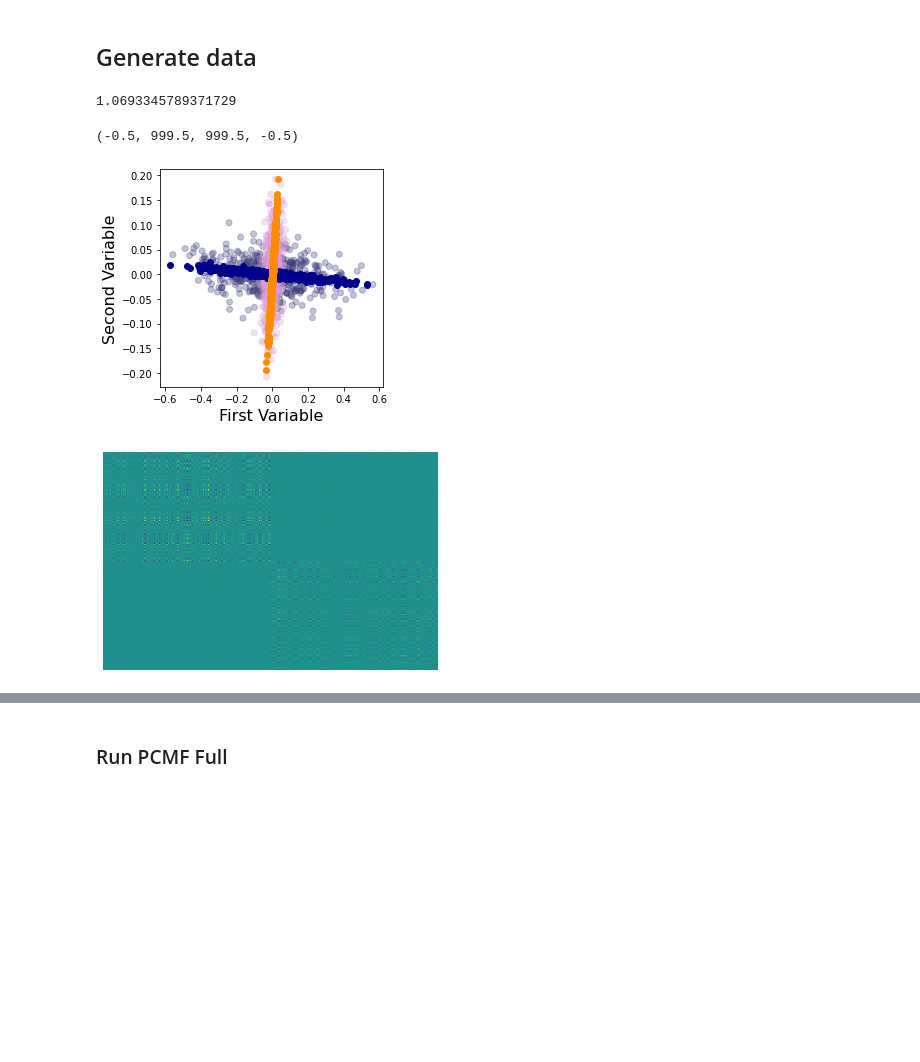
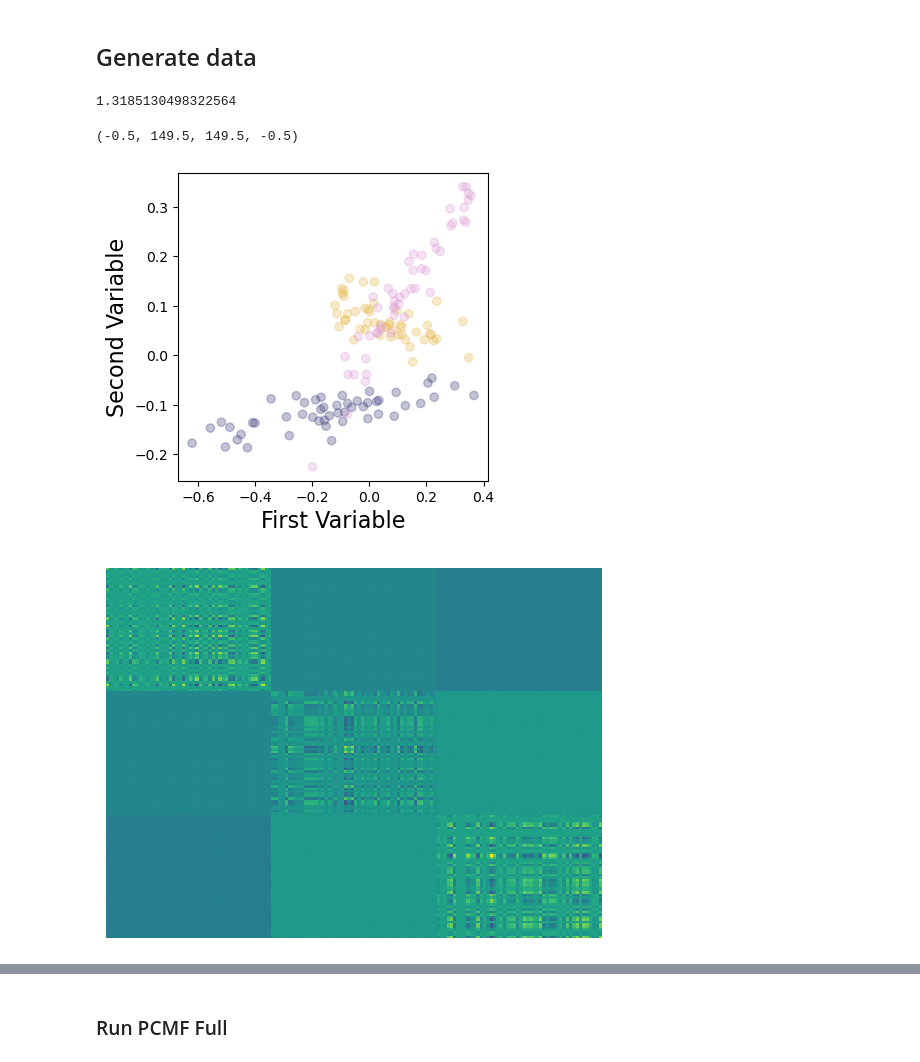
Before and after one commit to grosenicklab/CARVE-AI, a Jupyter notebook: ICML2023/notebooks/Gaussian Two Class.ipynb, the cells around one changed output, grey strips where cells are left out. Drawn from its saved outputs; the diff is of its cells as text; code cells hidden in the pictures; blank space fills up the shorter version.

```diff
--- a/ICML2023/notebooks/Gaussian Two Class.ipynb
+++ b/ICML2023/notebooks/Gaussian Two Class.ipynb
@@ -324,17 +324,17 @@ def cluster_matching(pred, true):
 ## Generate data
 # %%
 # Set data generation parameters
-m = [500,500]
-n_X = 200
+m = [50,50,50]
+n_X = 1000
 sigma = 0.08
 density = 1.0
-n_clusters = 2
-means = [-0.0, 0.0]
-true_clusters = np.repeat([0,1],m)
+n_clusters = 3
+means = [-0.35,0.2,0.35]
+true_clusters = np.repeat([0,1,2],m)
 
 # Generate clusters
 X_clusters, u_true, v_true, _ = generate_cluster_PMD_data(m, n_X, sigma, density,
-                                                          n_clusters=n_clusters, means=means, seeds=[1]) #8# row 1,3
+                                                          n_clusters=n_clusters, means=means, seeds=[7]) #8# row 1,3
 
 # Add random intercept to one cluster and stack into data matrix
 # X_clusters[0] += 0.4
@@ -346,7 +346,7 @@ D, comb_list = sparse_D(X_c.shape[0],X_c.shape[1])
 # %%
 np.dot(u_true[0],u_true[1])
 # %% [output]
-1.0693345789371729
+1.3185130498322564
 # %%
 num_clusters = 2
 num_components = 3
@@ -357,30 +357,30 @@ scatter_alpha = 0.3
 # %%
 # Plot clusters
 plt.figure(figsize=(4,4))
 plt.scatter(X_c[:,plot_idxs[0]],X_c[:,plot_idxs[1]], c=true_clusters, cmap=scatter_cmap, alpha=scatter_alpha)
 # plt.xlim(-0.5, 0.65)
 # plt.ylim(-0.2, 0.65)
 plt.xlabel('First Variable',fontsize=16)
 plt.ylabel('Second Variable',fontsize=16)
 
 # Plot PCA approximation with num_components components
 X_pcas = list()
 for ncl in range(num_clusters):
     idx = np.where(true_clusters==ncl)[0]
     u,d,vh = np.linalg.svd(X_c[idx,:], full_matrices=False)
     X_pca = np.dot(np.dot(u[:,0:num_components],np.diag(d[0:num_components])),vh[0:num_components,:])
-    plt.scatter(X_pca[:, 0], X_pca[:, 1], c=colors[ncl])
+   # plt.scatter(X_pca[:, 0], X_pca[:, 1], c=colors[ncl])
 
 # Plot Covariance
 plt.figure()
 C = np.dot(X_c,X_c.T)
 maxval = np.max(np.abs(C))
 plt.imshow(C,aspect='auto',interpolation='nearest',cmap='viridis',vmin=-1*maxval, vmax=maxval)
 plt.axis('off')
 # %% [output]
-(-0.5, 999.5, 999.5, -0.5)
+(-0.5, 149.5, 149.5, -0.5)
-[figure, old version]
+[figure, new version]
-[figure, old version]
+[figure, new version]
 # %%
 from sklearn.decomposition import PCA
 from sklearn.preprocessing import StandardScaler
```
Also changed, not shown: parts of 10 cells of this notebook, 11 other files.
